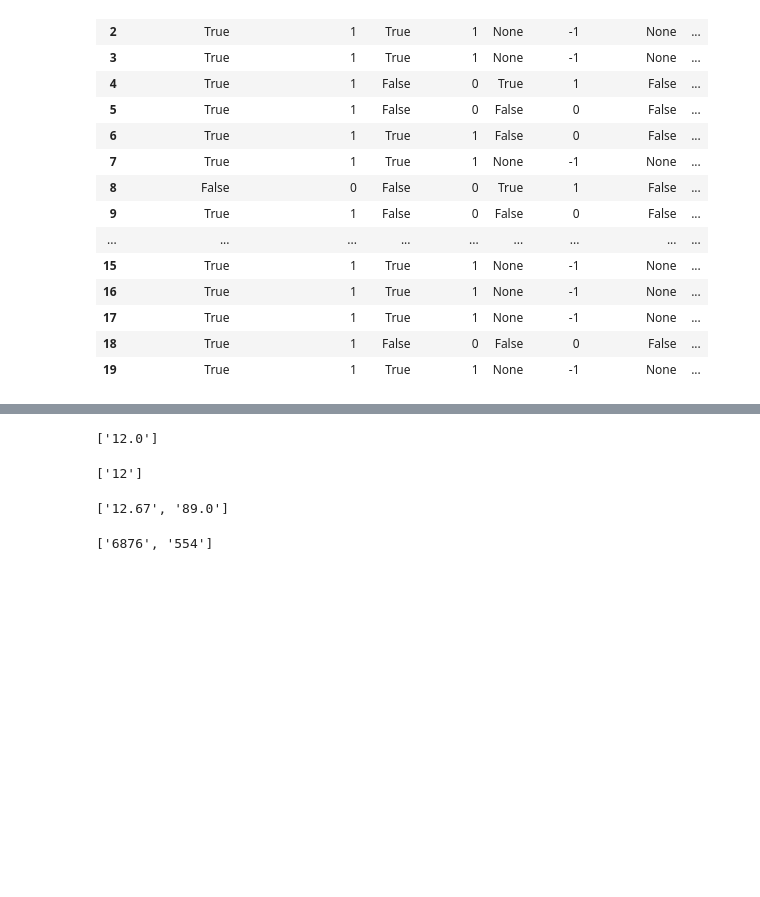
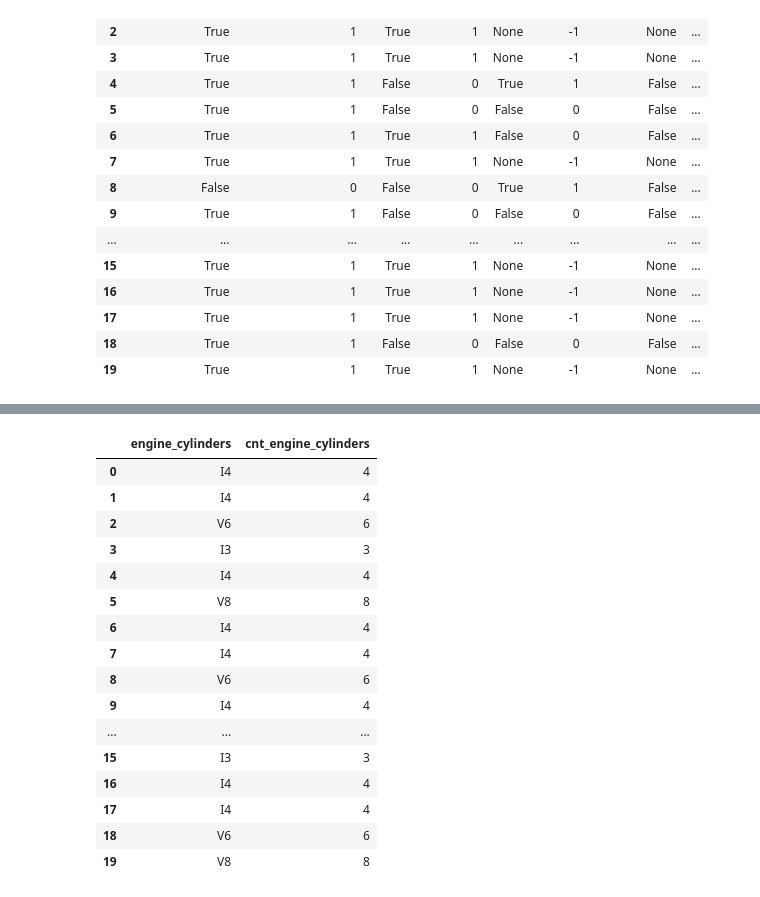
Before and after one commit to DataCrane/cars_spark, a Jupyter notebook: Cars_prices.ipynb, the cells around one changed output, grey strips where cells are left out. Saved outputs shown, nothing was run; the diff lists cells and outputs as text; code cells hidden in the pictures; blank space fills up the shorter version.

Commit message:
extraction final

```diff
--- a/Cars_prices.ipynb
+++ b/Cars_prices.ipynb
@@ -239,3 +211,6 @@ combine_fuel_economy,
 # %% [markdown]
 # Data extraction
+# %%
+# create a list of extracted variables
+ext_v = []
 # %% [markdown]
@@ -253,13 +228,17 @@ bool_v = ['franchise_dealer', 'is_new', 'fleet', 'has_accidents', 'isCab', 'is_c
 # extract 1, 0, -1
 for col in bool_v:
 
-    parDF = parDF.withColumn('is_{}'.format(col),\
+    ext_name = 'is_{}'.format(col)
+    parDF = parDF.withColumn(ext_name,\
          F.when(\
                 F.lower(\
                 F.col('{}'.format(col))).contains('true'), F.lit(1))\
                              .when(\
                                     F.lower(\
                                     F.col('{}'.format(col))).contains('false'), F.lit(0)).otherwise(F.lit(-1)))
+
+    if ext_name not in ext_v:
+        ext_v.append(ext_name)
 # %%
 # check
 
@@ -344,10 +284,20 @@ conti_var = ['daysonmarket'
              ,'width'
              ,'wheelbase'
              ,'length'
-             ,'city_fuel_economy']
+             ,'city_fuel_economy'
+             ,'seller_rating'
+             ,'maximum_seating'
+             ,'highway_fuel_economy'
+            ]
 # %%
+# extract float / int from continous variables
 for col in conti_var:
-    parDF = parDF.withColumn("conti_{}".format(col), F.regexp_extract('{}'.format(col), '\d+(?:.\d+)?' , 0))
+
+    ext_name = 'conti_{}'.format(col)
+    parDF = parDF.withColumn(ext_name, F.regexp_extract('{}'.format(col), '^\d+(?:.\d+)?' , 0))
+
+    if ext_name not in ext_v:
+        ext_v.append(ext_name)
 # %%
 check('conti_', conti_var)
 # %% [output]
@@ -372,22 +321,0 @@ check('conti_', conti_var)
-# %%
-import re
-re.findall("\d+\.\d+", "12.0")
-# %% [output]
-['12.0']
-# %%
-re.findall("\d+(?:.\d+)?", "12 ljnjn")
-# %% [output]
-['12']
-# %%
-re.findall("[+-]?[0-9]+\.[0-9]+", "12.67 89.0lk")
-# %% [output]
-['12.67', '89.0']
-# %%
-# Function to extract all the numbers from the given string
-def getNumbers(str):
-    array = re.findall(r'[0-9]+', str)
-    return array
-
-getNumbers('6876jnjnj554')
-# %% [output]
-['6876', '554']
@@ -395,0 +322,31 @@ https://stackoverflow.com/questions/32571348/getting-only-the-first-number-from-
+# %%
+# engine cylinders
+
+# get number of cylinders
+col = 'engine_cylinders'
+ext_name = "cnt_{}".format(col)
+
+parDF = parDF.withColumn(ext_name, F.regexp_extract('{}'.format(col), '(?=^\d)\d+|(?<=^.)\d+' , 0))
+
+if ext_name not in ext_v:
+    ext_v.append(ext_name)
+
+check('cnt_', ['engine_cylinders'])
+# %% [output]
+|  | engine_cylinders | cnt_engine_cylinders |
+| 0 | I4 | 4 |
+| 1 | I4 | 4 |
+| 2 | V6 | 6 |
+| 3 | I3 | 3 |
+| 4 | I4 | 4 |
+| 5 | V8 | 8 |
+| 6 | I4 | 4 |
+| 7 | I4 | 4 |
+| 8 | V6 | 6 |
+| 9 | I4 | 4 |
+| ... | ... | ... |
+| 15 | I3 | 3 |
+| 16 | I4 | 4 |
+| 17 | I4 | 4 |
+| 18 | V6 | 6 |
+| 19 | V8 | 8 |
```
Also changed, not shown: parts of 31 cells of this notebook, 1 other file.
